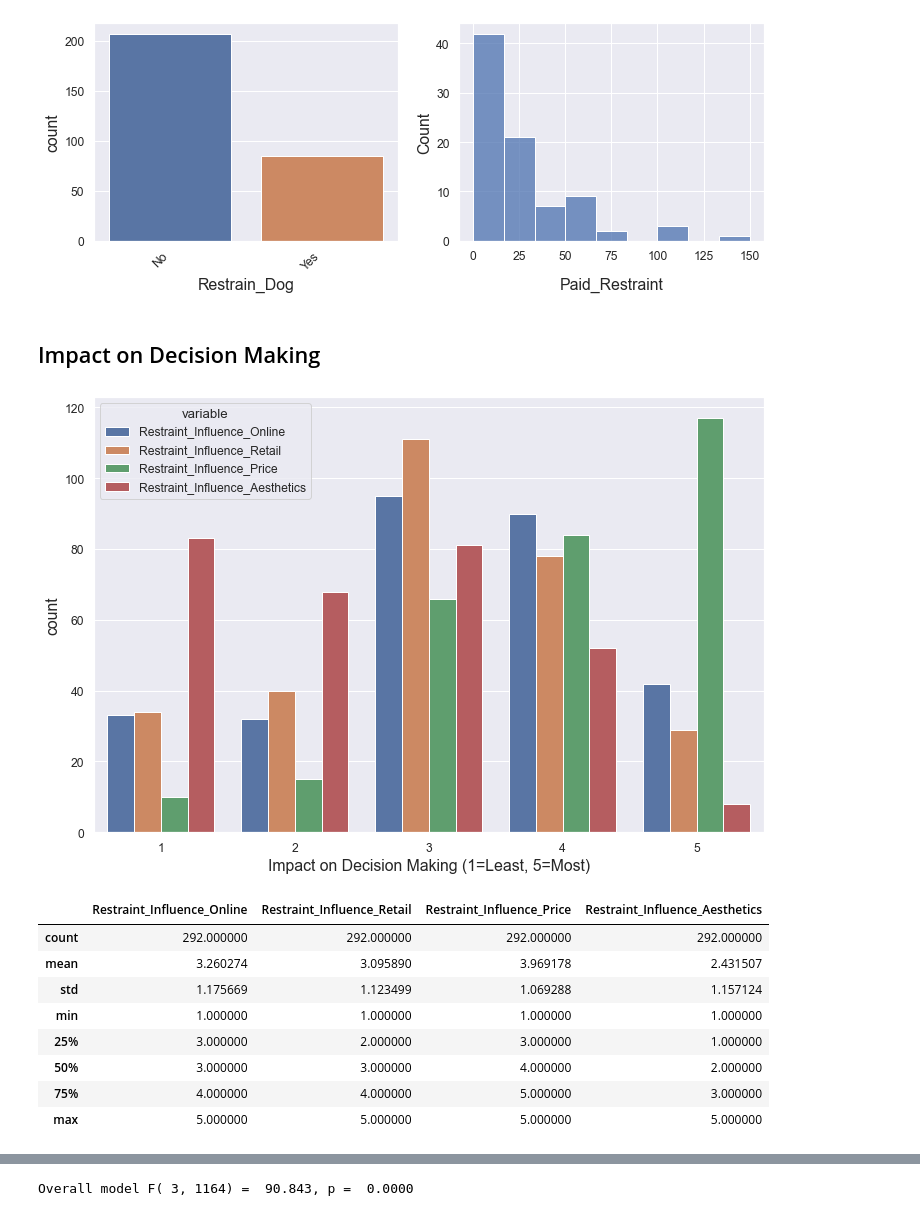
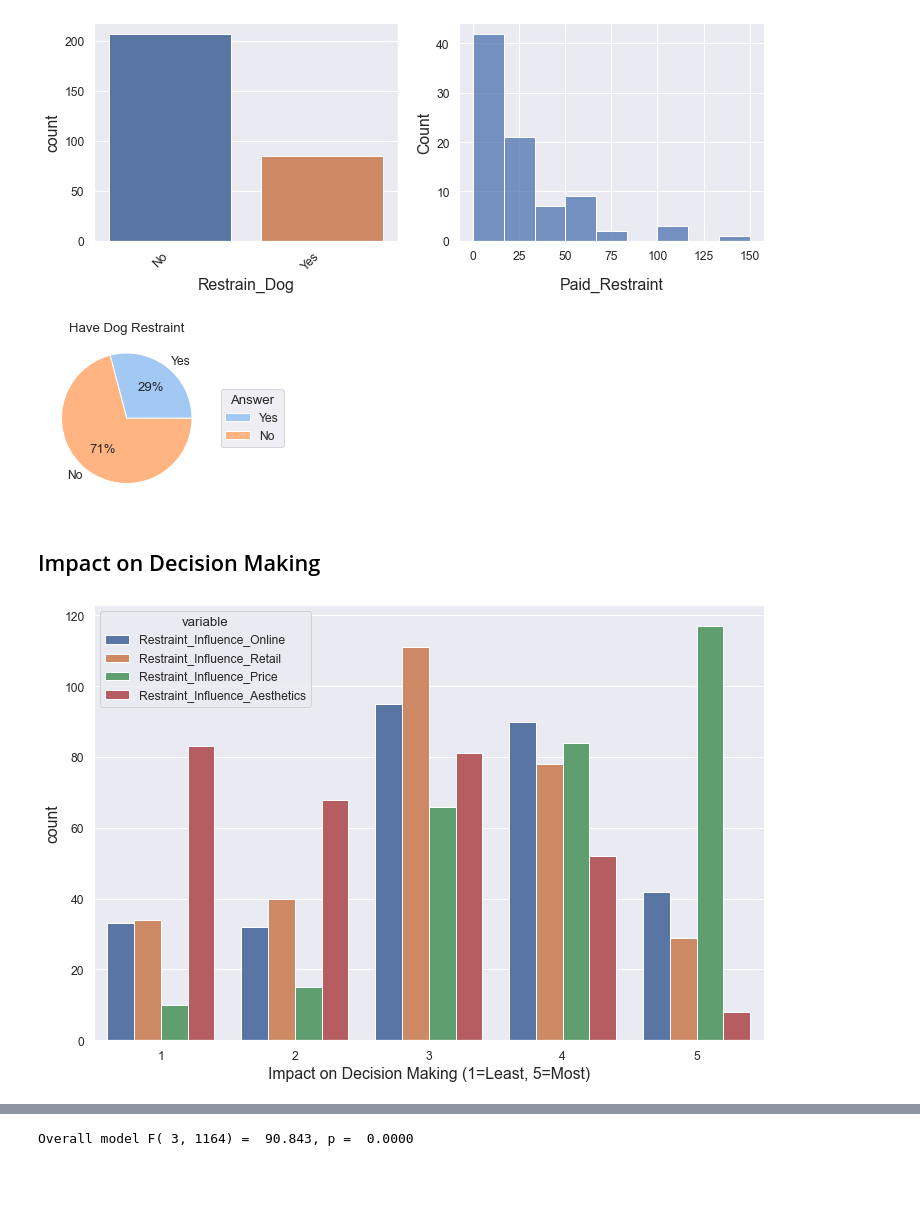
Before and after one commit to markhary/emba912_survey, a Jupyter notebook: ruby.ipynb, the cells around one changed output, grey strips where cells are left out. Saved outputs shown, nothing was run; the diff lists cells and outputs as text; code cells hidden in the pictures; blank space fills up the shorter version.

```diff
--- a/ruby.ipynb
+++ b/ruby.ipynb
@@ -658,6 +658,19 @@ fig.align_xlabels(axes)
 save_figure(fig, 'Restrain_Dog_Paid_Restraint');
 # %% [output]
 [figure]
+# %%
+colors=sns.color_palette('pastel');
+fig, ax = plt.subplots(figsize=(6,3))
+n_yes = survey_data[survey_data["Restrain_Dog"]=="Yes"]["Restrain_Dog"].count()
+n_no = survey_data[survey_data["Restrain_Dog"]=="No"]["Restrain_Dog"].count()
+labels = ["Yes", "No"];
+data = [n_yes, n_no]
+plt.pie(data, labels=labels, colors=colors, autopct='%.0f%%');
+plt.legend(title="Answer", loc="center right", bbox_to_anchor=(1, 0, 0.5, 1))
+plt.title("Have Dog Restraint")
+plt.show()
+# %% [output]
+[figure, added]
 # %% [markdown]
 ## Impact on Decision Making
 # %%
@@ -676,16 +689,5 @@ increase_axes(chart);
 chart.set_xlabel("Impact on Decision Making (1=Least, 5=Most)")
 save_figure(chart.get_figure(), "Influences")
 plt.show()
-
-survey_data[columns].describe()
 # %% [output]
 [figure]
-|  | Restraint_Influence_Online | Restraint_Influence_Retail | Restraint_Influence_Price | Restraint_Influence_Aesthetics |
-| count | 292.000000 | 292.000000 | 292.000000 | 292.000000 |
-| mean | 3.260274 | 3.095890 | 3.969178 | 2.431507 |
-| std | 1.175669 | 1.123499 | 1.069288 | 1.157124 |
-| min | 1.000000 | 1.000000 | 1.000000 | 1.000000 |
-| 25% | 3.000000 | 2.000000 | 3.000000 | 1.000000 |
-| 50% | 3.000000 | 3.000000 | 4.000000 | 2.000000 |
-| 75% | 4.000000 | 4.000000 | 5.000000 | 3.000000 |
-| max | 5.000000 | 5.000000 | 5.000000 | 5.000000 |
```
Also changed, not shown: parts of 4 cells of this notebook, 2 other files.
